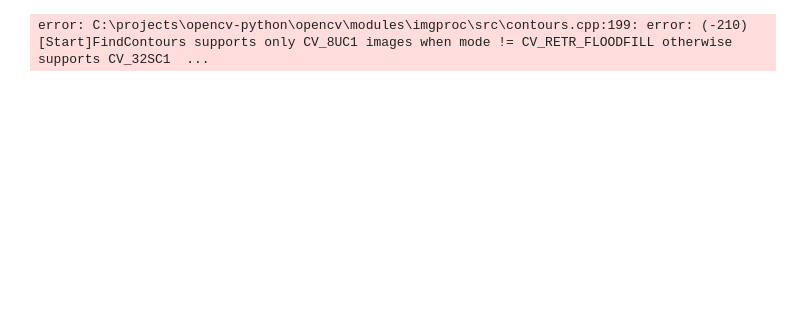
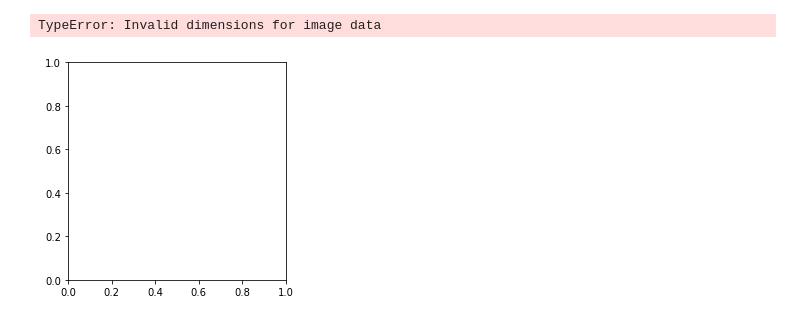
Before and after one commit to Anaisdg/OpenCV, a Jupyter notebook: Image Crop.ipynb, the cells around one changed output. Cells and saved outputs as stored; diff of their text form; code cells hidden in the pictures; blank space fills up the shorter version.

```diff
--- a/Image Crop.ipynb
+++ b/Image Crop.ipynb
@@ -102,0 +78,25 @@ TypeError: mat is not a numpy array, neither a scalar
+# %%
+img = cv2.imread('./Screenshot_307.png',1)
+gray = cv2.cvtColor(img,cv2.COLOR_BGR2GRAY)
+blur = cv2.GaussianBlur(gray,(5,5),2)
+flag, thresh = cv2.threshold(blur, 120, 255, cv2.THRESH_BINARY)
+
+image,contours, hierarchy = cv2.findContours(thresh,cv2.RETR_TREE,cv2.CHAIN_APPROX_SIMPLE)
+new_img= cv2.drawContours(img,contours, -1, (0,255,), 3)
+contours = sorted(contours, key=cv2.contourArea,reverse=True)
+perimeters = [cv2.arcLength(contours[i],True) for i in range(len(contours))]
+listindex=[i for i in range(1) if perimeters[i]>perimeters[0]/2]
+new_img_2 = [cv2.drawContours(img, [contours[i]], 0, (0,255,0), 5) for i in listindex]
+plt.imshow(new_img_2)
+
+x, y = [], []
+
+for contour_line in contours:
+    for contour in contour_line:
+        x.append(contour[0][0])
+        y.append(contour[0][1])
+
+x1, x2, y1, y2 = min(x), max(x), min(y), max(y)
+# %% [output]
+TypeError: Invalid dimensions for image data
+[figure, added]
@@ -108,5 +111,3 @@ cv2.destroyAllWindows()
 ret,thresh = cv2.threshold(img,127,255,0)
 im2, contours, hierarchy = cv2.findContours(thresh,cv2.RETR_TREE,cv2.CHAIN_APPROX_SIMPLE)
 print(len(contours))
-# %% [output]
-error: C:\projects\opencv-python\opencv\modules\imgproc\src\contours.cpp:199: error: (-210) [Start]FindContours supports only CV_8UC1 images when mode != CV_RETR_FLOODFILL otherwise supports CV_32SC1  ...
```
Also changed, not shown: parts of 12 cells of this notebook, 50 other files.
